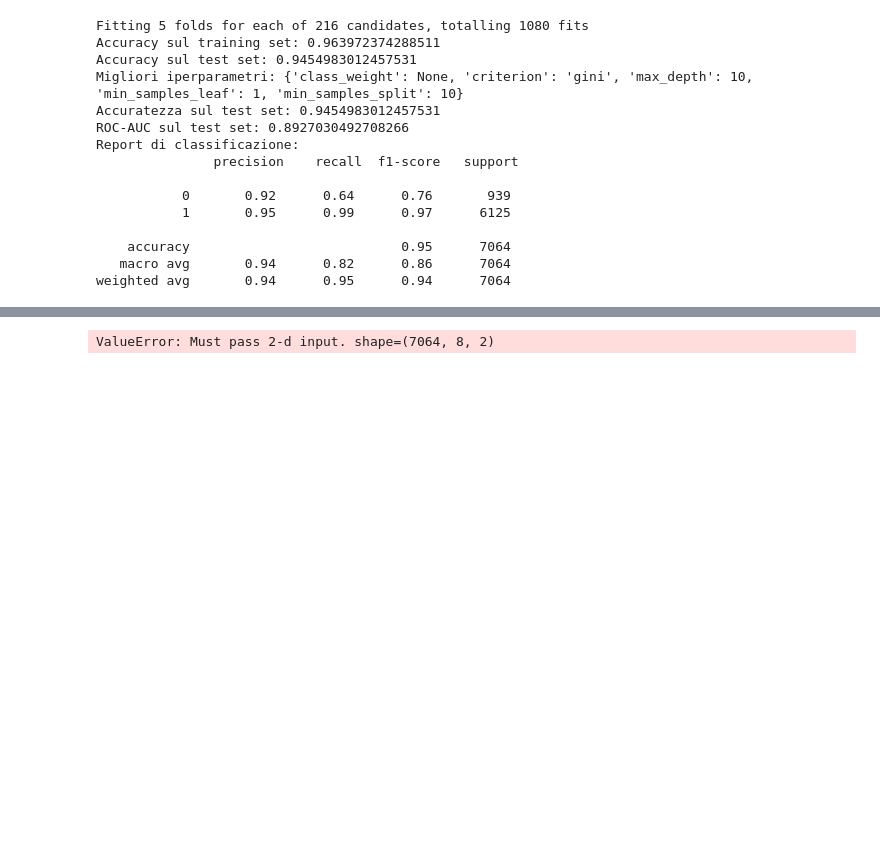
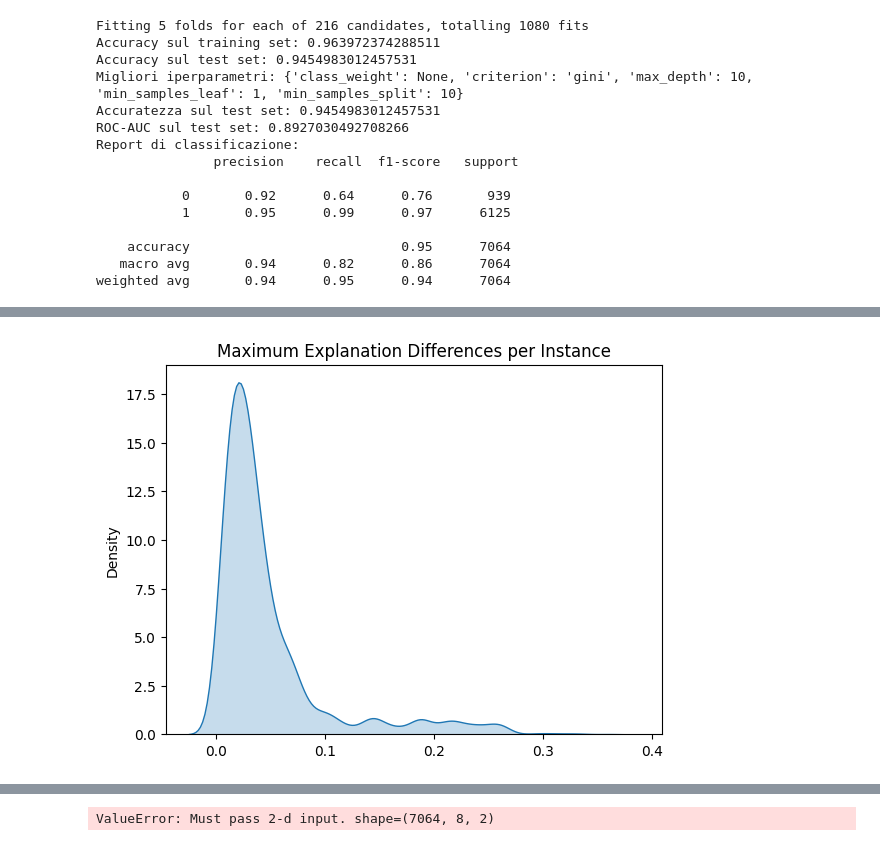
Before and after one commit to lesi-nedo/dm_project24_group_11, a Jupyter notebook: Classification.ipynb, the cells around one changed output, grey strips where cells are left out. Cells and saved outputs as stored; diff of their text form; code cells hidden in the pictures; blank space fills up the shorter version.

```diff
--- a/Classification.ipynb
+++ b/Classification.ipynb
@@ -251,0 +230,18 @@ print(X_train.columns.tolist())
+# %%
+import seaborn as sns
+import matplotlib.pyplot as plt
+
+# Compute differences between interventional and distributional explanations
+explanation_differences = interventional_explanations.values[..., class_index] - \
+                          distributional_explanations.values[..., class_index]
+
+# Maximum differences per instance and feature
+maximum_differences_per_instance = explanation_differences.max(axis=1)
+maximum_differences_per_feature = explanation_differences.max(axis=0)
+
+# KDE plot for instance-level differences
+sns.kdeplot(maximum_differences_per_instance, fill=True)
+plt.title("Maximum Explanation Differences per Instance")
+plt.show()
+# %% [output]
+[figure, added]
```
Also changed, not shown: parts of 11 cells of this notebook, 3 other files.
